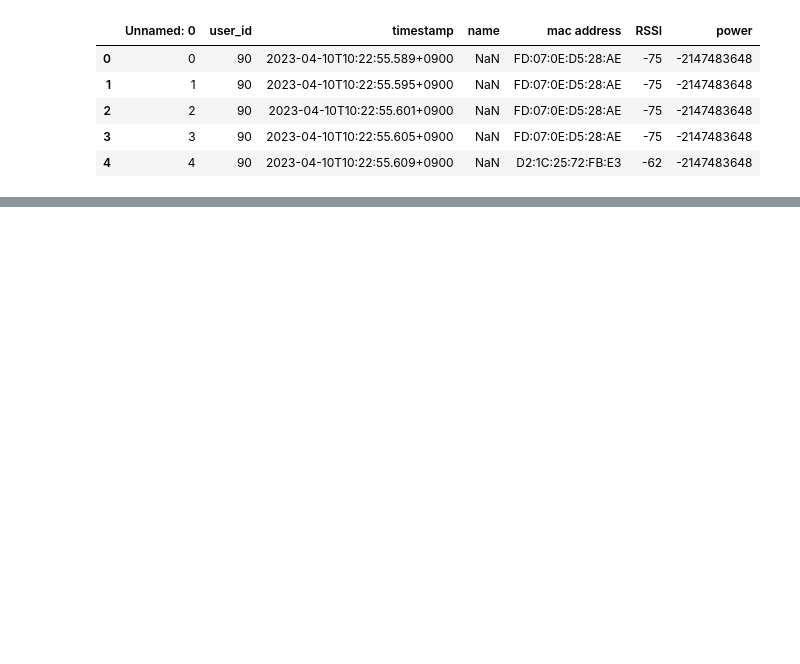
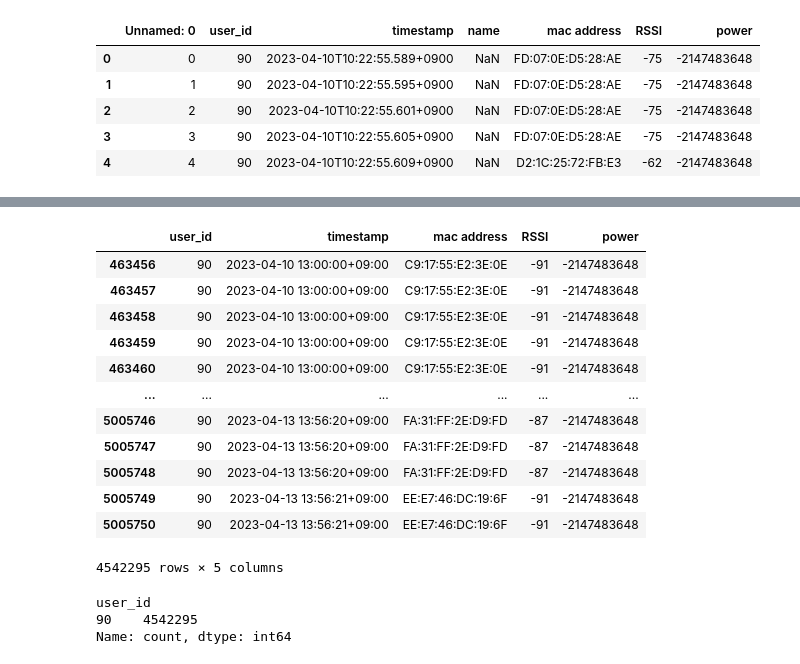
Before and after one commit to minhtrietcancode/abc-challenge-2026-location-classification, a Jupyter notebook: src/ble_data_cleaning.ipynb, the cells around one changed output, grey strips where cells are left out. Drawn from its saved outputs; the diff is of its cells as text; code cells hidden in the pictures; blank space fills up the shorter version.

Commit message:
update: clean the merged ble csv data file

```diff
--- a/src/ble_data_cleaning.ipynb
+++ b/src/ble_data_cleaning.ipynb
@@ -1,6 +1,6 @@
 # %%
 import pandas as pd
-df = pd.read_csv("../cleaned_dataset/cleaned_ble_data.csv")
+df = pd.read_csv("../cleaned_dataset/merged_ble_data.csv")
 # %%
 df.head()
 # %% [output]
@@ -12,0 +35,3 @@ df.head()
+# %%
+df = df.sort_values(by='timestamp')
+df.head()
@@ -12,0 +54,6 @@ df.head()
+# %%
+#Convert to datetime format
+df['timestamp']= pd.to_datetime(
+  pd.to_datetime(df['timestamp'], format='%Y-%m-%dT%H:%M:%S.%f%z').dt.strftime('%Y-%m-%dT%H:%M:%S%z'),format='%Y-%m-%dT%H:%M:%S%z'
+  )
+df.head()
@@ -12,0 +78,11 @@ df.head()
+# %%
+# Just keep the records from Day 1, 1PM onwards to day 4,
+# until 5:30PM, do this as the provided tutorial notebook tell
+# us to do - we have no documentation
+start = pd.to_datetime('2023-04-10T13:00:00.000+0900',format='%Y-%m-%dT%H:%M:%S.%f%z') # Day 1, 1 PM onwards
+finish = pd.to_datetime('2023-04-13T17:29:59.999+0900',format='%Y-%m-%dT%H:%M:%S.%f%z') # Day 4, until 5:30 PM
+
+# now filter to just keep the records in that time range
+df = df[(df["timestamp"] >=start) & (df["timestamp"] <= finish)]
+del df['name'] # remove the column "name" of the df
+df.head()
@@ -12,0 +109,24 @@ df.head()
+# %%
+df
+# %% [output]
+|  | user_id | timestamp | mac address | RSSI | power |
+| 463456 | 90 | 2023-04-10 13:00:00+09:00 | C9:17:55:E2:3E:0E | -91 | -2147483648 |
+| 463457 | 90 | 2023-04-10 13:00:00+09:00 | C9:17:55:E2:3E:0E | -91 | -2147483648 |
+| 463458 | 90 | 2023-04-10 13:00:00+09:00 | C9:17:55:E2:3E:0E | -91 | -2147483648 |
+| 463459 | 90 | 2023-04-10 13:00:00+09:00 | C9:17:55:E2:3E:0E | -91 | -2147483648 |
+| 463460 | 90 | 2023-04-10 13:00:00+09:00 | C9:17:55:E2:3E:0E | -91 | -2147483648 |
+| ... | ... | ... | ... | ... | ... |
+| 5005746 | 90 | 2023-04-13 13:56:20+09:00 | FA:31:FF:2E:D9:FD | -87 | -2147483648 |
+| 5005747 | 90 | 2023-04-13 13:56:20+09:00 | FA:31:FF:2E:D9:FD | -87 | -2147483648 |
+| 5005748 | 90 | 2023-04-13 13:56:20+09:00 | FA:31:FF:2E:D9:FD | -87 | -2147483648 |
+| 5005749 | 90 | 2023-04-13 13:56:21+09:00 | EE:E7:46:DC:19:6F | -91 | -2147483648 |
+| 5005750 | 90 | 2023-04-13 13:56:21+09:00 | EE:E7:46:DC:19:6F | -91 | -2147483648 |
+4542295 rows × 5 columns
+# %%
+# verify that all of user id here are 90 - if yes we can drop
+# that column
+df["user_id"].value_counts()
+# %% [output]
+user_id
+90    4542295
+Name: count, dtype: int64
```
Also changed, not shown: parts of 16 cells of this notebook.
